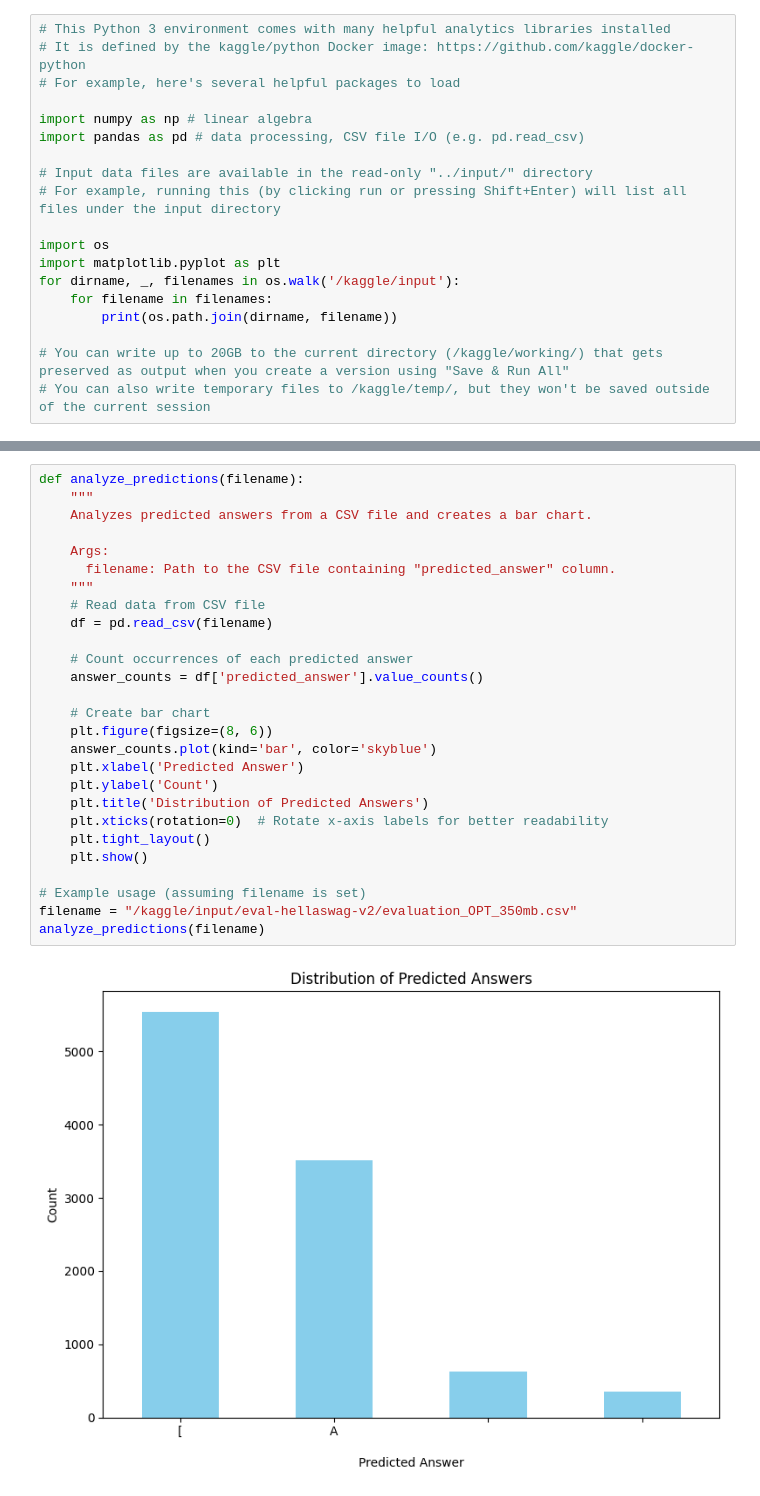
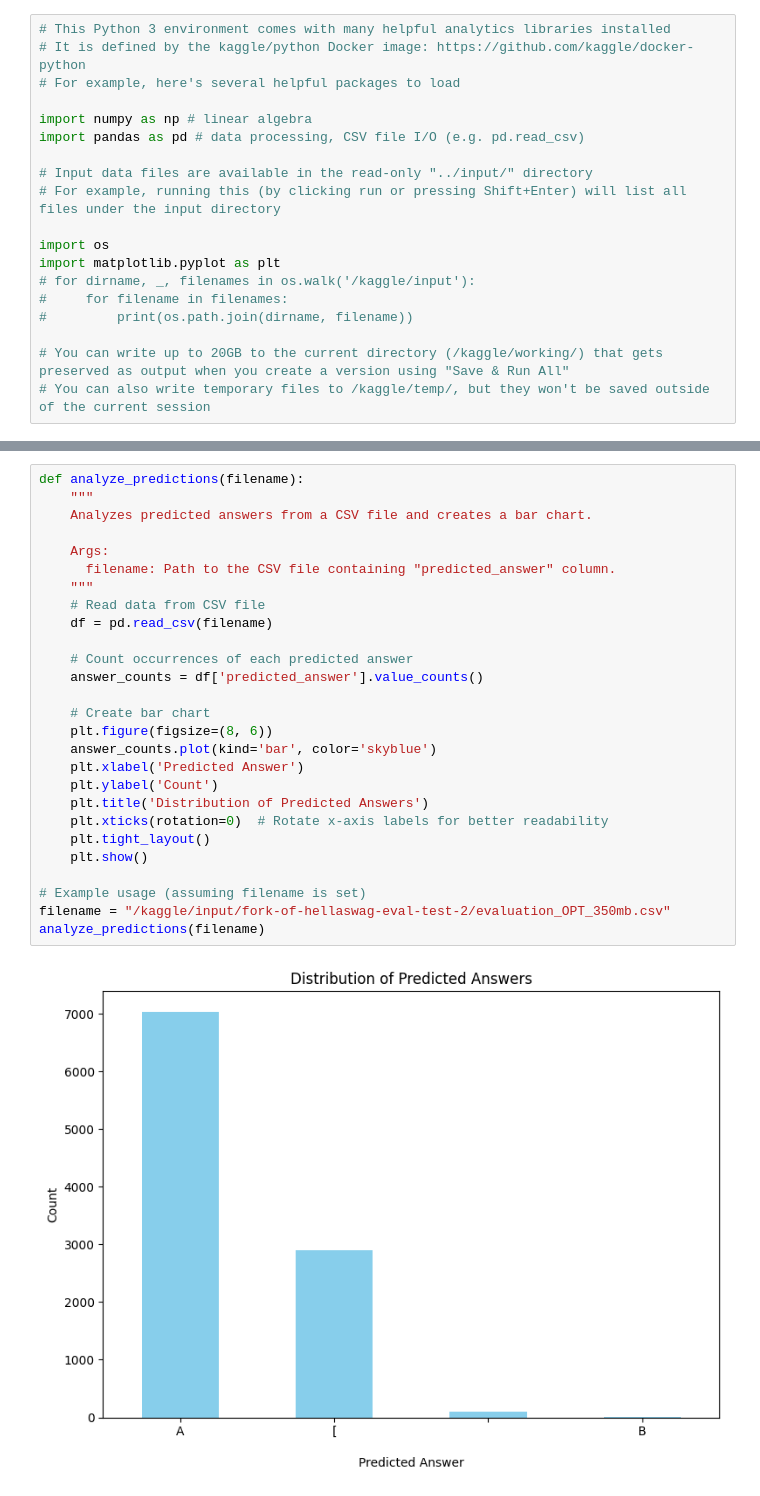
Before and after one commit to NadaTElwazane/Watermarking-Machine-Generated-Text, a Jupyter notebook: Notebooks/No Attacks/Evaluation/Automated Evaluation/hellaswag-eval-maxnewtoken1-v2-analysis-v1.ipynb, the cells around one changed output, grey strips where cells are left out. Saved outputs shown, nothing was run; the diff lists cells and outputs as text.

```diff
--- a/Notebooks/No Attacks/Evaluation/Automated Evaluation/hellaswag-eval-maxnewtoken1-v2-analysis-v1.ipynb
+++ b/Notebooks/No Attacks/Evaluation/Automated Evaluation/hellaswag-eval-maxnewtoken1-v2-analysis-v1.ipynb
@@ -11,9 +11,9 @@ import pandas as pd # data processing, CSV file I/O (e.g. pd.read_csv)
 
 import os
 import matplotlib.pyplot as plt
-for dirname, _, filenames in os.walk('/kaggle/input'):
-    for filename in filenames:
-        print(os.path.join(dirname, filename))
+# for dirname, _, filenames in os.walk('/kaggle/input'):
+#     for filename in filenames:
+#         print(os.path.join(dirname, filename))
 
 # You can write up to 20GB to the current directory (/kaggle/working/) that gets preserved as output when you create a version using "Save & Run All"
 # You can also write temporary files to /kaggle/temp/, but they won't be saved outside of the current session
@@ -22,29 +20,29 @@ for dirname, _, filenames in os.walk('/kaggle/input'):
 # %%
 def analyze_predictions(filename):
     """
     Analyzes predicted answers from a CSV file and creates a bar chart.
 
     Args:
       filename: Path to the CSV file containing "predicted_answer" column.
     """
     # Read data from CSV file
     df = pd.read_csv(filename)
 
     # Count occurrences of each predicted answer
     answer_counts = df['predicted_answer'].value_counts()
 
     # Create bar chart
     plt.figure(figsize=(8, 6))
     answer_counts.plot(kind='bar', color='skyblue')
     plt.xlabel('Predicted Answer')
     plt.ylabel('Count')
     plt.title('Distribution of Predicted Answers')
     plt.xticks(rotation=0)  # Rotate x-axis labels for better readability
     plt.tight_layout()
     plt.show()
 
 # Example usage (assuming filename is set)
-filename = "/kaggle/input/eval-hellaswag-v2/evaluation_OPT_350mb.csv"
+filename = "/kaggle/input/fork-of-hellaswag-eval-test-2/evaluation_OPT_350mb.csv"
 analyze_predictions(filename)
 # %% [output]
-[figure, old version]
+[figure, new version]
```
Also changed, not shown: parts of 1 cell of this notebook, 3 other files.
